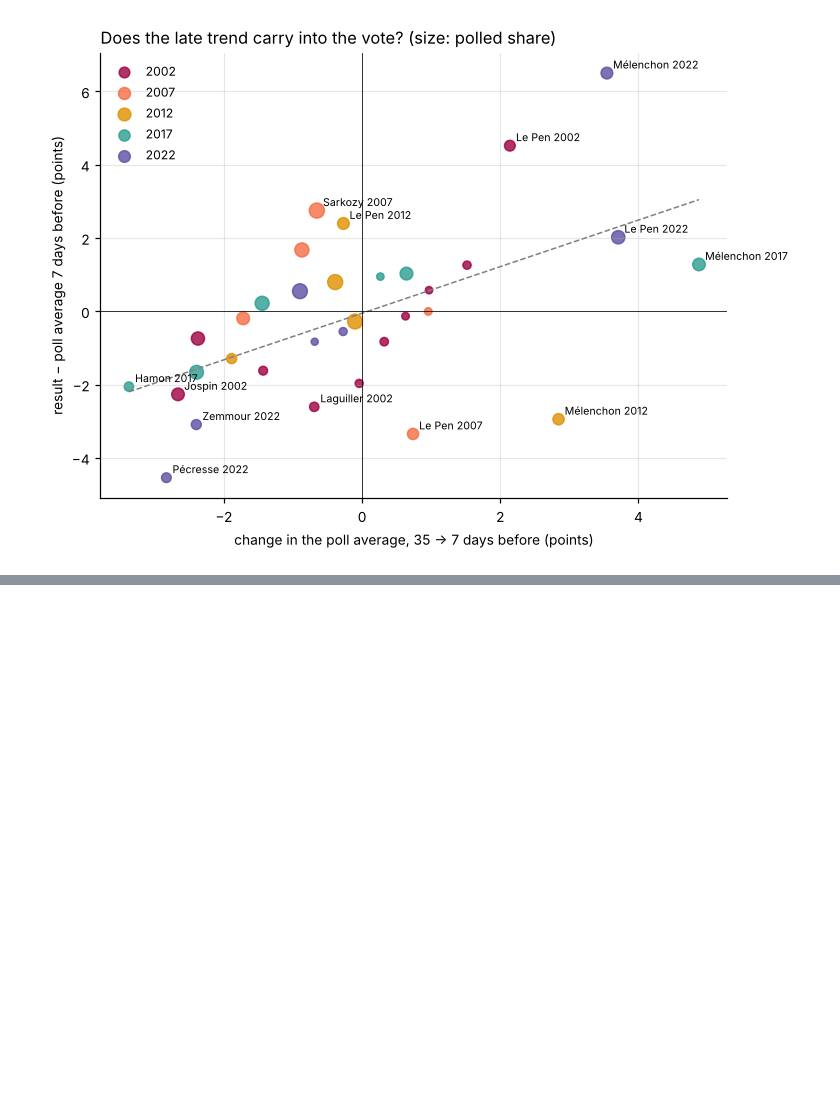
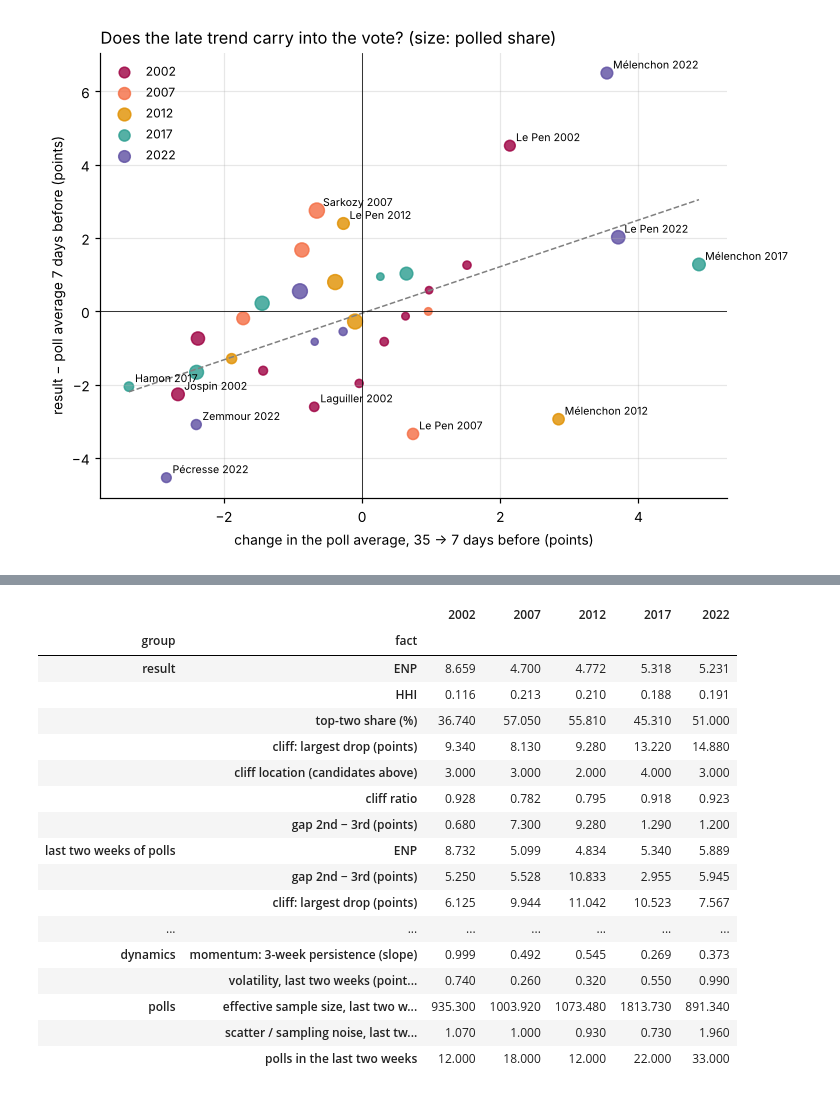
Before and after one commit to clarasalas/strategic-voting-polls-2RS, a Jupyter notebook: notebooks/06_polls_vs_results.ipynb, the cells around one changed output, grey strips where cells are left out. Saved outputs shown, nothing was run; the diff lists cells and outputs as text; code cells hidden in the pictures; blank space fills up the shorter version.

```diff
--- a/notebooks/06_polls_vs_results.ipynb
+++ b/notebooks/06_polls_vs_results.ipynb
@@ -528,0 +535,72 @@ Last mile against the 4 weeks before: slope 0.64 (95% interval 0.23 to 1.07), 33
+# %%
+T = lambda name, **kw: pd.read_csv(TABLES / name, **kw)
+facts = []
+def add(group, fact, values, source):
+    facts.append({"group": group, "fact": fact, **{int(k): v for k, v in dict(values).items()}, "source": source})
+
+sr = T("structure_results.csv", index_col="election")
+for col, label in [("enp", "ENP"), ("hhi", "HHI"), ("top2_share", "top-two share (%)"),
+                   ("cliff", "cliff: largest drop (points)"), ("cliff_location", "cliff location (candidates above)"),
+                   ("cliff_ratio", "cliff ratio"), ("gap_23", "gap 2nd − 3rd (points)")]:
+    add("result", label, sr[col], "structure_results.csv")
+
+lv = T("structure_last_polls_vs_result.csv", header=[0, 1], index_col=0)
+lv.index = lv.index.astype(int)
+for col, label in [("enp", "ENP"), ("gap_23", "gap 2nd − 3rd (points)"), ("cliff", "cliff: largest drop (points)")]:
+    add("last two weeks of polls", label, lv[(col, "last polls")], "structure_last_polls_vs_result.csv")
+
+dc = T("concentration_decomposition.csv", index_col="election")
+for col, label in [("campaign: voters (core)", "campaign ΔHHI: voters"), ("campaign: offer (composition)", "campaign ΔHHI: offer"),
+                   ("last mile: total", "last-mile ΔHHI (all voters)")]:
+    add("concentration", label, dc[col], "concentration_decomposition.csv")
+
+rk = T("ranks_right_pair_by_phase.csv", index_col="election")
+add("runoff pair", "share of polls with the real pair, last two weeks", rk["last two weeks"], "ranks_right_pair_by_phase.csv")
+lk = T("ranks_lockin.csv", index_col="election")
+add("runoff pair", "locked in the poll average from (days before)", lk["locked_from_days_before"], "ranks_lockin.csv")
+cp = T("cliff_predictability.csv")
+for h in ["4 weeks", "1 week"]:
+    add("runoff pair", f"probability the polls gave the real pair, {h} before",
+        cp[cp["horizon"] == h].set_index("election")["p_real_pair"], "cliff_predictability.csv")
+
+er = T("error_by_candidate.csv")
+add("poll error", "3rd in the last polls: result − polls", er[er["role"] == "3rd"].set_index("election")["error"], "error_by_candidate.csv")
+add("poll error", "4th in the last polls: result − polls", er[er["role"] == "4th"].set_index("election")["error"], "error_by_candidate.csv")
+add("poll error", "mean absolute error, candidates polled ≥ 5%",
+    er[er["polled"] >= 5].groupby("election")["error"].apply(lambda x: x.abs().mean()), "error_by_candidate.csv")
+
+mo = T("momentum_campaign.csv", index_col="sample")
+add("dynamics", "momentum: 3-week persistence (slope)", mo.drop(index="all")["slope"].rename(index=int), "momentum_campaign.csv")
+vo = T("trajectories_volatility.csv", index_col="election")
+add("dynamics", "volatility, last two weeks (points per week)", vo["last two weeks"], "trajectories_volatility.csv")
+
+nz = T("noise_effective_sample_size.csv")
+add("polls", "effective sample size, last two weeks", nz[nz["period"] == "last two weeks"].set_index("election")["n_eff"], "noise_effective_sample_size.csv")
+hd = T("pollsters_herding.csv", index_col=["election", "phase"])
+add("polls", "scatter / sampling noise, last two weeks (herding below 1)", hd.xs("last two weeks", level="phase")["ratio"], "pollsters_herding.csv")
+cv = T("coverage_by_election.csv", index_col="election")
+add("polls", "polls in the last two weeks", cv["last two weeks"], "coverage_by_election.csv")
+
+facts = pd.DataFrame(facts)
+facts.to_csv(TABLES / "stylized_facts.csv", index=False)
+pd.set_option("display.max_colwidth", 60)
+facts.set_index(["group", "fact"])[ELECTIONS].astype(float).round(3)
+# %% [output]
+|  |  | 2002 | 2007 | 2012 | 2017 | 2022 |
+| group | fact |  |  |  |  |  |
+| result | ENP | 8.659 | 4.700 | 4.772 | 5.318 | 5.231 |
+|  | HHI | 0.116 | 0.213 | 0.210 | 0.188 | 0.191 |
+|  | top-two share (%) | 36.740 | 57.050 | 55.810 | 45.310 | 51.000 |
+|  | cliff: largest drop (points) | 9.340 | 8.130 | 9.280 | 13.220 | 14.880 |
+|  | cliff location (candidates above) | 3.000 | 3.000 | 2.000 | 4.000 | 3.000 |
+|  | cliff ratio | 0.928 | 0.782 | 0.795 | 0.918 | 0.923 |
+|  | gap 2nd − 3rd (points) | 0.680 | 7.300 | 9.280 | 1.290 | 1.200 |
+| last two weeks of polls | ENP | 8.732 | 5.099 | 4.834 | 5.340 | 5.889 |
+|  | gap 2nd − 3rd (points) | 5.250 | 5.528 | 10.833 | 2.955 | 5.945 |
+|  | cliff: largest drop (points) | 6.125 | 9.944 | 11.042 | 10.523 | 7.567 |
+| ... | ... | ... | ... | ... | ... | ... |
+| dynamics | momentum: 3-week persistence (slope) | 0.999 | 0.492 | 0.545 | 0.269 | 0.373 |
+|  | volatility, last two weeks (point... | 0.740 | 0.260 | 0.320 | 0.550 | 0.990 |
+| polls | effective sample size, last two w... | 935.300 | 1003.920 | 1073.480 | 1813.730 | 891.340 |
+|  | scatter / sampling noise, last tw... | 1.070 | 1.000 | 0.930 | 0.730 | 1.960 |
+|  | polls in the last two weeks | 12.000 | 18.000 | 12.000 | 22.000 | 33.000 |
```
Also changed, not shown: parts of 1 cell of this notebook, 2 other files.
